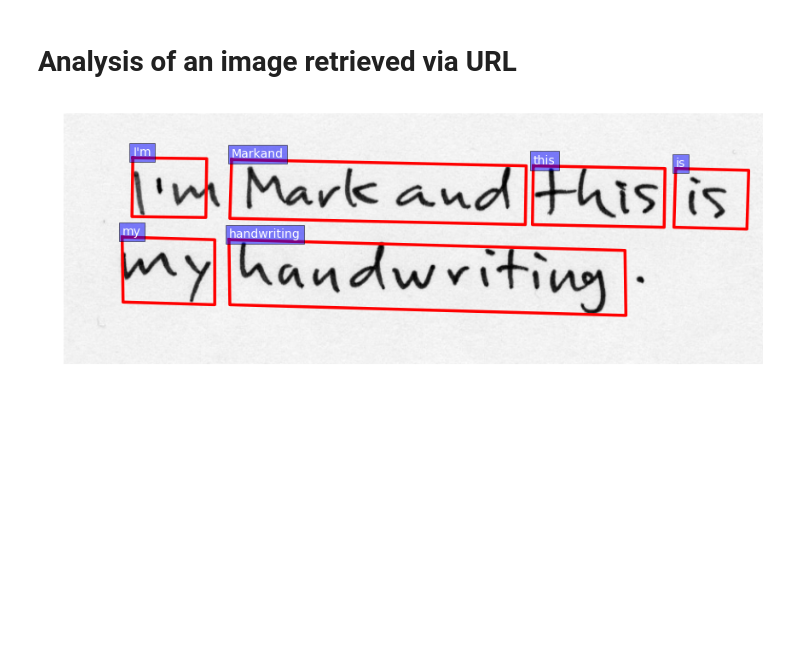
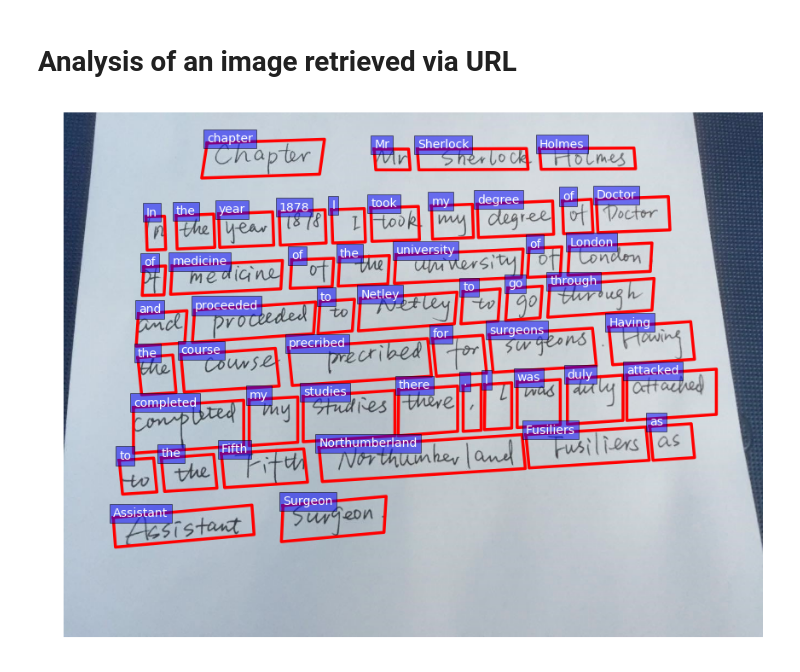
Before and after one commit to microsoft/Cognitive-Vision-Python, a Jupyter notebook: Jupyter Notebook/Handwriting OCR API Example.ipynb, the cells around one changed output. Drawn from its saved outputs; the diff is of its cells as text; code cells hidden in the pictures; blank space fills up the shorter version.

Commit message:
update API endpoint and test image

```diff
--- a/Jupyter Notebook/Handwriting OCR API Example.ipynb
+++ b/Jupyter Notebook/Handwriting OCR API Example.ipynb
@@ -19,7 +19,7 @@ from matplotlib.lines import Line2D
 # %%
 # Variables
 
-_url = 'https://ocr.azure-api.net/vision/v1.0/RecognizeText'
+_url = 'https://westus.api.cognitive.microsoft.com/vision/v1.0/RecognizeText'
 _key = None  #Here you have to paste your primary key
 _maxNumRetries = 10
 # %% [markdown]
@@ -161,33 +161,33 @@ if result is not None and result['status'] == 'Succeeded':
 # Analysis of an image retrieved via URL
 # %%
 # URL direction to image
-urlImage = 'http://www.themaninblue.com/articles/handwritten_typographers/images/handwriting_mark.jpg'
+urlImage = 'https://portalstoragewuprod2.azureedge.net/vision/HandWritingOCR/2.jpg'
 
 # Computer Vision parameters
 params = { 'handwriting' : 'true'}
 
 headers = dict()
 headers['Ocp-Apim-Subscription-Key'] = _key
 headers['Content-Type'] = 'application/json'
 
 json = { 'url': urlImage }
 data = None
 
 result = None
 operationLocation = processRequest(json, data, headers, params)
 if (operationLocation != None):
     headers = {}
     headers['Ocp-Apim-Subscription-Key'] = _key
     while True:
         time.sleep(1)
         result = getOCRTextResult(operationLocation, headers)
         if result['status'] == 'Succeeded' or result['status'] == 'Failed':
             break
 
 if result is not None and result['status'] == 'Succeeded':
     # Load the original image, fetched from the URL
     arr = np.asarray( bytearray( requests.get( urlImage ).content ), dtype=np.uint8 )
     img = cv2.cvtColor( cv2.imdecode( arr, -1 ), cv2.COLOR_BGR2RGB )
     showResultOnImage( result, img )
 # %% [output]
-[figure, old version]
+[figure, new version]
```
Also changed, not shown: parts of 1 cell of this notebook.
